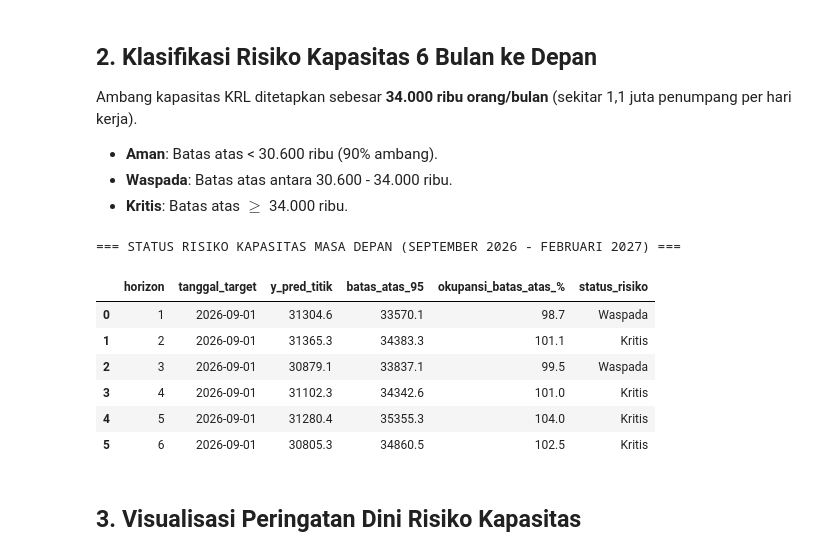
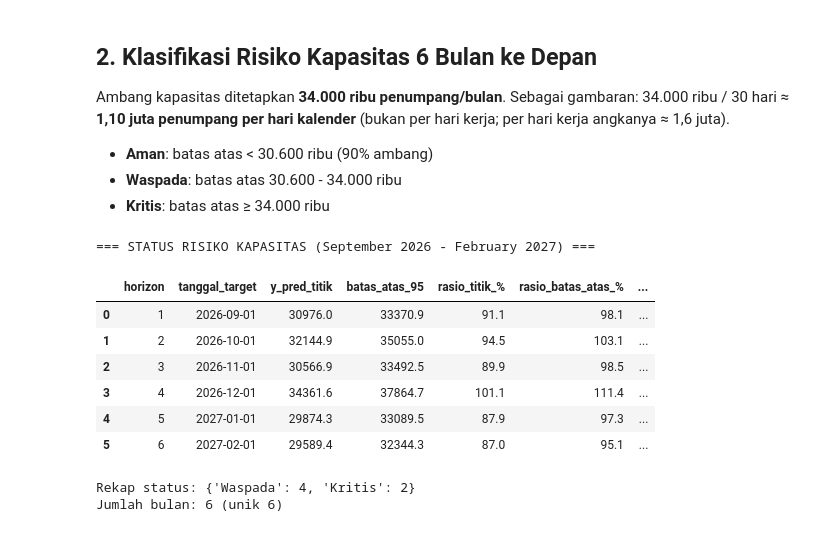
Before and after one commit to LeandroJovan/prediksi-penumpang-krl-jabodetabek, a Jupyter notebook: notebooks/06_evaluasi_risiko.ipynb, the cells around one changed output. Drawn from its saved outputs; the diff is of its cells as text; code cells hidden in the pictures.

```diff
--- a/notebooks/06_evaluasi_risiko.ipynb
+++ b/notebooks/06_evaluasi_risiko.ipynb
@@ -93,24 +117,53 @@ display(piv[['seasonal_naive', 'naive', 'ETS_tanpa_musim', 'SARIMA', 'SARIMAX',
 # %% [markdown]
 ## 2. Klasifikasi Risiko Kapasitas 6 Bulan ke Depan
-Ambang kapasitas KRL ditetapkan sebesar **34.000 ribu orang/bulan** (sekitar 1,1 juta penumpang per hari kerja).
-- **Aman**: Batas atas < 30.600 ribu (90% ambang).
-- **Waspada**: Batas atas antara 30.600 - 34.000 ribu.
-- **Kritis**: Batas atas $\ge$ 34.000 ribu.
+
+Ambang kapasitas ditetapkan **34.000 ribu penumpang/bulan**.
+Sebagai gambaran: 34.000 ribu / 30 hari ≈ **1,10 juta penumpang per hari
+kalender** (bukan per hari kerja; per hari kerja angkanya ≈ 1,6 juta).
+
+- **Aman**: batas atas < 30.600 ribu (90% ambang)
+- **Waspada**: batas atas 30.600 - 34.000 ribu
+- **Kritis**: batas atas ≥ 34.000 ribu
 # %%
-df_fut = pd.read_csv(os.path.join(FOLDER_OUTPUT, 'prediksi_future_6bln.csv'))
-df_risiko = rsk.klasifikasi_tabel_risiko(df_fut, ambang_kapasitas=cfg.AMBANG_KAPASITAS, batas_waspada=cfg.BATAS_WASPADA)
+df_fut = pd.read_csv(os.path.join(FOLDER_OUTPUT, "prediksi_future_6bln.csv"),
+                     parse_dates=["tanggal_target"])
 
-df_risiko.to_csv(os.path.join(FOLDER_OUTPUT, 'tabel_status_risiko_kapasitas.csv'), index=False)
-print("=== STATUS RISIKO KAPASITAS MASA DEPAN (SEPTEMBER 2026 - FEBRUARI 2027) ===")
-display(df_risiko[['horizon', 'tanggal_target', 'y_pred_titik', 'batas_atas_95', 'okupansi_batas_atas_%', 'status_risiko']])
+# samakan nama kolom dengan yang dipakai src/risk.py
+df_fut = df_fut.rename(columns={"y_pred": "y_pred_titik",
+                                "lower_95": "batas_bawah_95",
+                                "upper_95": "batas_atas_95"})
+
+df_risiko = rsk.klasifikasi_tabel_risiko(
+    df_fut,
+    ambang_kapasitas=cfg.AMBANG_KAPASITAS,
+    batas_waspada=cfg.BATAS_WASPADA,
+)
+
+# label yang lebih tepat: ini rasio batas atas terhadap ambang, bukan okupansi
+df_risiko["rasio_batas_atas_%"] = df_risiko["okupansi_batas_atas_%"]
+df_risiko["rasio_titik_%"] = df_risiko["okupansi_titik_%"]
+
+df_risiko.to_csv(os.path.join(FOLDER_OUTPUT, "tabel_status_risiko_kapasitas.csv"),
+                 index=False)
+
+bulan_awal = df_risiko["tanggal_target"].min().strftime("%B %Y")
+bulan_akhir = df_risiko["tanggal_target"].max().strftime("%B %Y")
+print(f"=== STATUS RISIKO KAPASITAS ({bulan_awal} - {bulan_akhir}) ===")
+display(df_risiko[["horizon", "tanggal_target", "y_pred_titik",
+                   "batas_atas_95", "rasio_titik_%", "rasio_batas_atas_%",
+                   "status_risiko"]].round(1))
+
+hitung = df_risiko["status_risiko"].value_counts()
+print("\nRekap status:", dict(hitung))
+print(f"Jumlah bulan: {len(df_risiko)} (unik {df_risiko['tanggal_target'].nunique()})")
 # %% [output]
-=== STATUS RISIKO KAPASITAS MASA DEPAN (SEPTEMBER 2026 - FEBRUARI 2027) ===
+=== STATUS RISIKO KAPASITAS (September 2026 - February 2027) ===
-|  | horizon | tanggal_target | y_pred_titik | batas_atas_95 | okupansi_batas_atas_% | status_risiko |
-| 0 | 1 | 2026-09-01 | 31304.6 | 33570.1 | 98.7 | Waspada |
-| 1 | 2 | 2026-09-01 | 31365.3 | 34383.3 | 101.1 | Kritis |
-| 2 | 3 | 2026-09-01 | 30879.1 | 33837.1 | 99.5 | Waspada |
-| 3 | 4 | 2026-09-01 | 31102.3 | 34342.6 | 101.0 | Kritis |
-| 4 | 5 | 2026-09-01 | 31280.4 | 35355.3 | 104.0 | Kritis |
-| 5 | 6 | 2026-09-01 | 30805.3 | 34860.5 | 102.5 | Kritis |
+|  | horizon | tanggal_target | y_pred_titik | batas_atas_95 | rasio_titik_% | rasio_batas_atas_% | ... |
+| 0 | 1 | 2026-09-01 | 30976.0 | 33370.9 | 91.1 | 98.1 | ... |
+| 1 | 2 | 2026-10-01 | 32144.9 | 35055.0 | 94.5 | 103.1 | ... |
+| 2 | 3 | 2026-11-01 | 30566.9 | 33492.5 | 89.9 | 98.5 | ... |
+| 3 | 4 | 2026-12-01 | 34361.6 | 37864.7 | 101.1 | 111.4 | ... |
+| 4 | 5 | 2027-01-01 | 29874.3 | 33089.5 | 87.9 | 97.3 | ... |
+| 5 | 6 | 2027-02-01 | 29589.4 | 32344.3 | 87.0 | 95.1 | ... |
+Rekap status: {'Waspada': 4, 'Kritis': 2}
+Jumlah bulan: 6 (unik 6)
-# %% [markdown]
-## 3. Visualisasi Peringatan Dini Risiko Kapasitas
```
Also changed, not shown: parts of 14 cells of this notebook, 5 other files.
